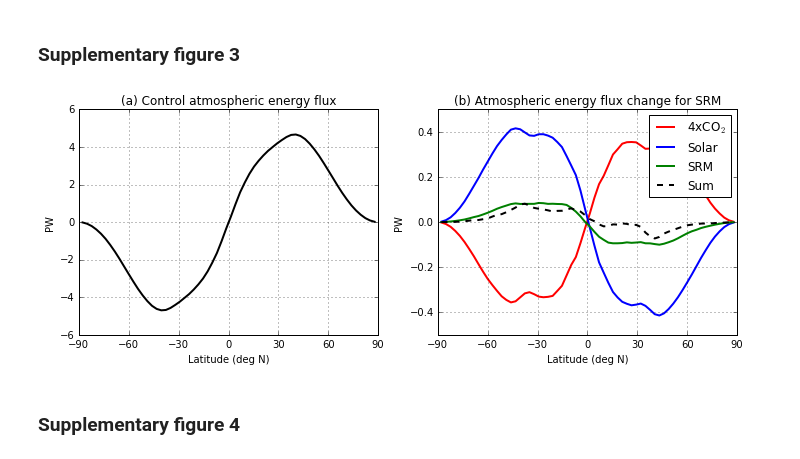
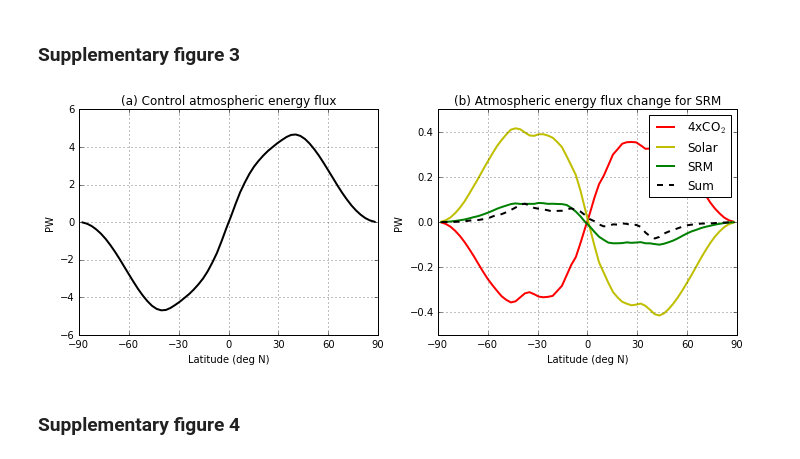
Before and after one commit to matthewjhenry/HM19_SRM, a Jupyter notebook: Henry and Merlis 2019 Solar Radiation Management.ipynb, the cells around one changed output. Saved outputs shown, nothing was run; the diff lists cells and outputs as text; code cells hidden in the pictures.

```diff
--- a/Henry and Merlis 2019 Solar Radiation Management.ipynb
+++ b/Henry and Merlis 2019 Solar Radiation Management.ipynb
@@ -610,35 +600,35 @@ nonlin = ncdf_obj('iGCM_data/','300ppm','1200ppm')
 plt.plot(nonlin.lat_,nonlin.mse_flux_ctl,'k', linewidth=2)
 plt.title('(a) Control atmospheric energy flux')
 plt.xlabel('Latitude (deg N)')
 plt.xticks(np.linspace(-90, 90, 7))
 plt.ylim(-6,6)
 plt.xlim([-90,90])
 plt.ylabel('PW')
 plt.grid()
 
 plt.subplot(1,2,2)
 nonlin = ncdf_obj('iGCM_data/','300ppm','1200ppm')
 plt.plot(nonlin.lat_,nonlin.mse_flux_diff,'r', label='4xCO$_2$', linewidth=2)
 nonlin = ncdf_obj('iGCM_data/','300ppm','300ppm_S1317')
-plt.plot(nonlin.lat_,nonlin.mse_flux_diff,'b', label='Solar', linewidth=2)
+plt.plot(nonlin.lat_,nonlin.mse_flux_diff,'y', label='Solar', linewidth=2)
 nonlin = ncdf_obj('iGCM_data/','300ppm','1200ppm_S1317')
 plt.plot(nonlin.lat_,nonlin.mse_flux_diff,'g',label='SRM', linewidth=2)
 solar = ncdf_obj('iGCM_data/','300ppm','300ppm_S1317')
 co2 = ncdf_obj('iGCM_data/','300ppm','1200ppm')
 plt.plot(nonlin.lat_,(co2.mse_flux_diff)+(solar.mse_flux_diff),'k--',label='Sum', linewidth=2)
 plt.title('(b) Atmospheric energy flux change for SRM')
 plt.xlabel('Latitude (deg N)')
 plt.xticks(np.linspace(-90, 90, 7))
 plt.ylim(-0.5,0.5)
 plt.xlim([-90,90])
 plt.ylabel('PW')
 plt.legend(loc='best')
 plt.grid()
 fig.tight_layout()
 plt.savefig('figS3.eps')
 plt.show()
 # %% [output]
-[figure, old version]
+[figure, new version]
 # %% [markdown]
 ### Supplementary figure 4
 # %%
```
Also changed, not shown: parts of 3 cells of this notebook.
